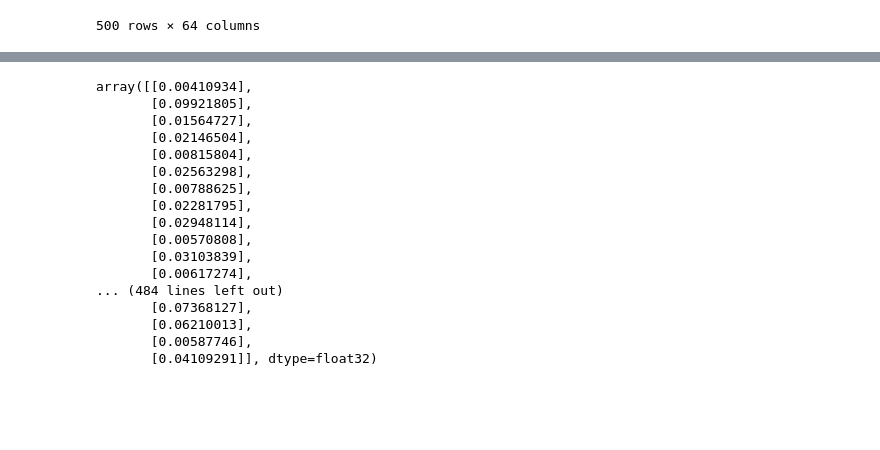
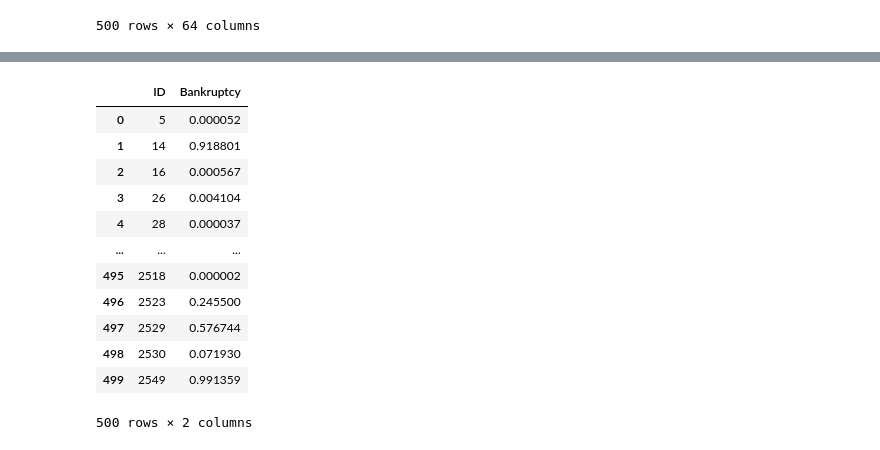
Before and after one commit to molinamarriott/challenge_deep_learning, a Jupyter notebook: code.ipynb, the cells around one changed output, grey strips where cells are left out. Drawn from its saved outputs; the diff is of its cells as text; code cells hidden in the pictures; blank space fills up the shorter version.

```diff
--- a/code.ipynb
+++ b/code.ipynb
@@ -534,5 +708,7 @@ X_oos_transformed = pipeline.transform(X_oos)
 
 predicciones = model1.predict(X_oos_transformed)
 
-predicciones
+test_data['Bankruptcy'] = predicciones
+
+test_data[['ID', 'Bankruptcy']]
 # %% [output]
@@ -540,17 +716,13 @@ predicciones
+|  | ID | Bankruptcy |
+| 0 | 5 | 0.000052 |
+| 1 | 14 | 0.918801 |
+| 2 | 16 | 0.000567 |
+| 3 | 26 | 0.004104 |
+| 4 | 28 | 0.000037 |
+| ... | ... | ... |
+| 495 | 2518 | 0.000002 |
+| 496 | 2523 | 0.245500 |
+| 497 | 2529 | 0.576744 |
+| 498 | 2530 | 0.071930 |
+| 499 | 2549 | 0.991359 |
-array([[0.00410934],
-       [0.09921805],
-       [0.01564727],
-       [0.02146504],
-       [0.00815804],
-       [0.02563298],
-       [0.00788625],
-       [0.02281795],
-       [0.02948114],
-       [0.00570808],
-       [0.03103839],
-       [0.00617274],
-... (484 lines left out)
-       [0.07368127],
-       [0.06210013],
-       [0.00587746],
-       [0.04109291]], dtype=float32)
+500 rows × 2 columns
```
Also changed, not shown: parts of 15 cells of this notebook.
